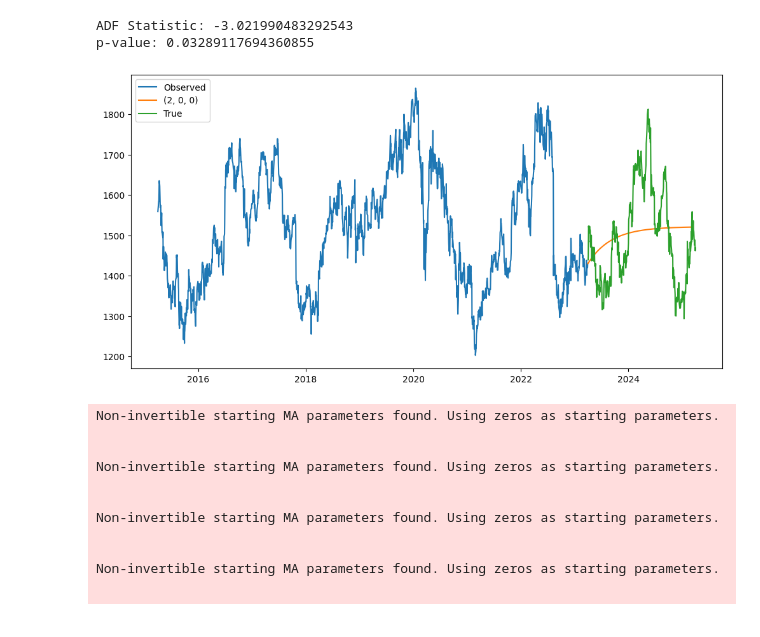
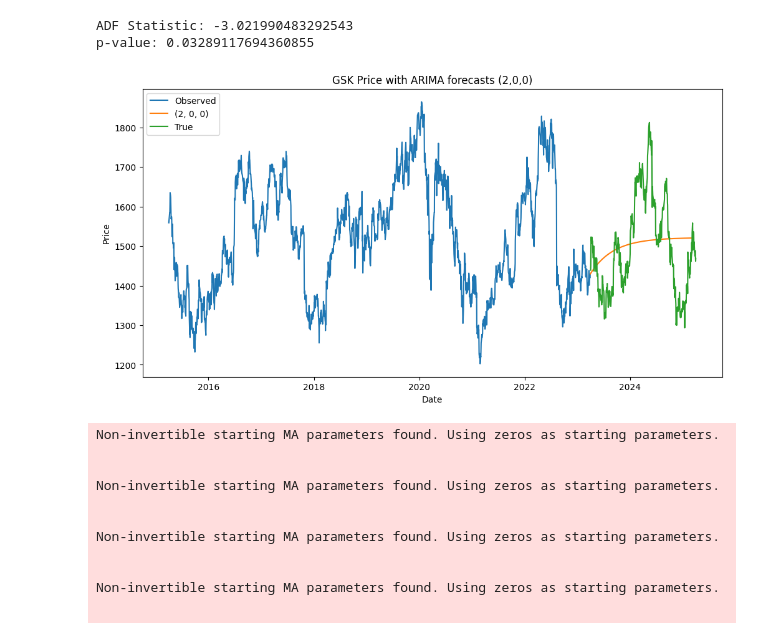
Before and after one commit to edeery3/Applied-Data-Science-1, a Jupyter notebook: GSK_Code.ipynb, the cells around one changed output. Saved outputs shown, nothing was run; the diff lists cells and outputs as text; code cells hidden in the pictures.

```diff
--- a/GSK_Code.ipynb
+++ b/GSK_Code.ipynb
@@ -51,7 +51,7 @@ gsk['Date'] = pd.to_datetime(gsk['Date'])
 gsk.set_index('Date', inplace=True)
 gsk.sort_index(inplace=True)
 # %%
-gsk['SMA_20'] = gsk['Price'].rolling(window=20).mean()
+gsk['SMA_30'] = gsk['Price'].rolling(window=30).mean()
 gsk['Volatility_20'] = gsk['Price'].rolling(window=20).std()
 # %%
 train_start = '2015-04-01'
@@ -137,18 +137,21 @@ train_close = train_close.interpolate(method='linear')
 # %%
 # ARIMA fit
 model = ARIMA(train_close, order=(2, 0, 0))
 model_fit = model.fit()
 
 # Forecast
 forecast = model_fit.forecast(steps=700)
 
 # Plot
 plt.figure(figsize = (12,6))
 plt.plot(train_close, label = 'Observed')
 plt.plot(forecast, label = '(2, 0, 0)')
 plt.plot(test_close, label = 'True')
+plt.xlabel('Date')
+plt.ylabel('Price')
+plt.title('GSK Price with ARIMA forecasts (2,0,0)')
 plt.legend()
 plt.show()
 # %% [output]
-[figure, old version]
+[figure, new version]
 # %%
```
Also changed, not shown: parts of 14 cells of this notebook.
